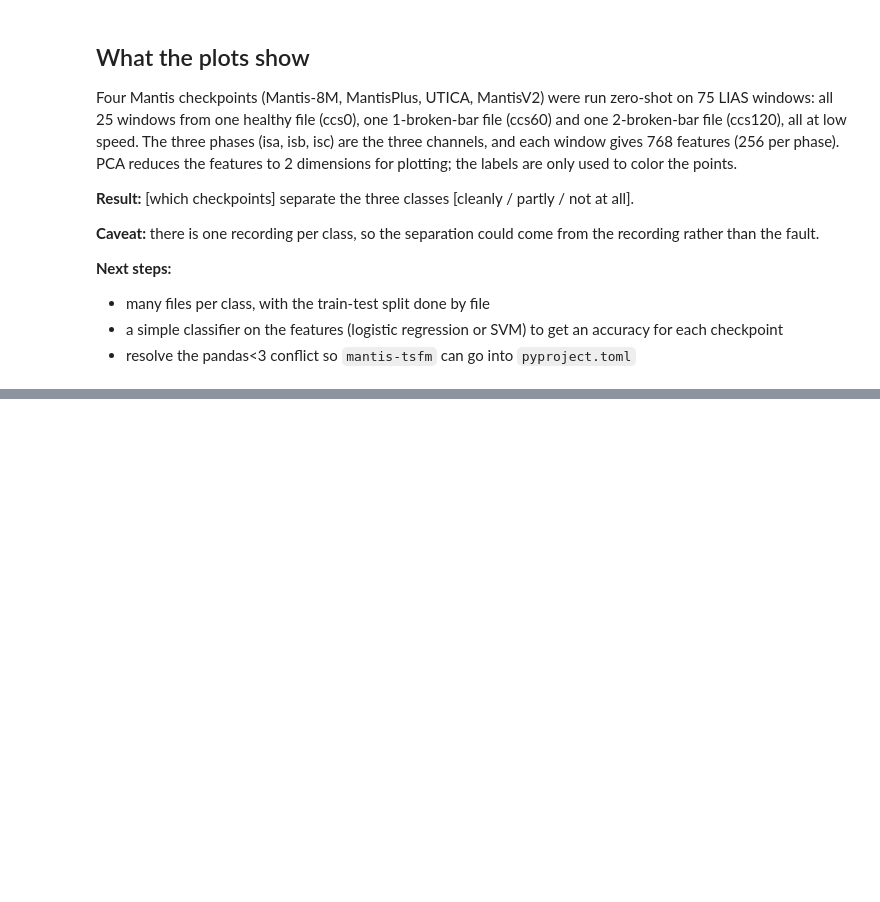
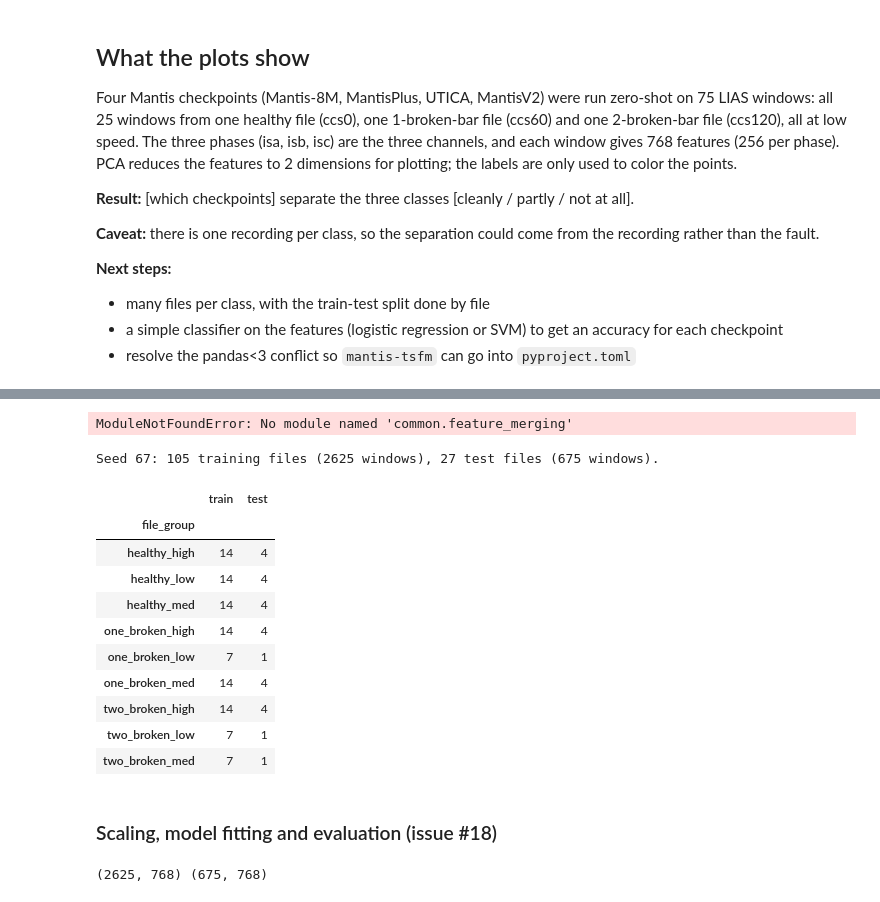
Before and after one commit to amurthy-sunysb/mcsa_tsfm, a Jupyter notebook: notebooks/lias_demo_MANTIS.ipynb, the cells around one changed output, grey strips where cells are left out. Saved outputs shown, nothing was run; the diff lists cells and outputs as text; code cells hidden in the pictures; blank space fills up the shorter version.

```diff
--- a/notebooks/lias_demo_MANTIS.ipynb
+++ b/notebooks/lias_demo_MANTIS.ipynb
@@ -217,0 +220,15 @@ network = network.from_pretrained("fegounna/Utica", revision="3cff4f954191b5bf98
+# %%
+from LIAS.prepare_LIAS import process_all_LIAS_files
+from common.mantis_embeddings_LIAS import get_embeddings_in_batches, embeddings_to_dataframe
+
+# cut every LIAS file into windows, one list per phase
+windows_a, windows_b, windows_c = process_all_LIAS_files(WINDOW_SIZE, OVERLAP)
+
+# back to Mantis-8M (the cells above left UTICA loaded)
+network = MantisV1(device=device).from_pretrained("paris-noah/Mantis-8M")
+model = MantisTrainer(device=device, network=network)
+
+# 256 features per window, per phase
+emb_a, meta_a = get_embeddings_in_batches(windows_a, model, batch_size=256)
+emb_b, meta_b = get_embeddings_in_batches(windows_b, model, batch_size=256)
+emb_c, meta_c = get_embeddings_in_batches(windows_c, model, batch_size=256)
@@ -217,0 +285,52 @@ network = network.from_pretrained("fegounna/Utica", revision="3cff4f954191b5bf98
+# %%
+from common.feature_merging import rename_and_merge
+
+# one row per window: file_name, window_num, mantis_a_0 ... mantis_c_255
+df_mantis = rename_and_merge(embeddings_to_dataframe(emb_a, meta_a),
+                             embeddings_to_dataframe(emb_b, meta_b),
+                             embeddings_to_dataframe(emb_c, meta_c),
+                             feature_type="mantis")
+df_mantis.shape   # (4050, 770)
+# %% [output]
+ModuleNotFoundError: No module named 'common.feature_merging'
+# %%
+from common.classification import train_test_split_LIAS
+
+# split by file, stratified on file_group: all windows of a file stay on one side
+train_df, test_df = train_test_split_LIAS(df_mantis, test_size=0.2, seed=67)
+
+# check: every condition-and-speed group is in both sets
+pd.DataFrame({"train": train_df.groupby("file_group")["file_name"].nunique(),
+              "test":  test_df.groupby("file_group")["file_name"].nunique()})
+# %% [output]
+Seed 67: 105 training files (2625 windows), 27 test files (675 windows).
+|  | train | test |
+| file_group |  |  |
+| healthy_high | 14 | 4 |
+| healthy_low | 14 | 4 |
+| healthy_med | 14 | 4 |
+| one_broken_high | 14 | 4 |
+| one_broken_low | 7 | 1 |
+| one_broken_med | 14 | 4 |
+| two_broken_high | 14 | 4 |
+| two_broken_low | 7 | 1 |
+| two_broken_med | 7 | 1 |
+# %% [markdown]
+### Scaling, model fitting and evaluation (issue #18)
+# %%
+from sklearn.preprocessing import StandardScaler
+
+# the Mantis feature columns: mantis_a_0 ... mantis_c_255
+feature_cols = [col for col in train_df.columns if col.startswith("mantis_")]
+
+X_train, y_train = train_df[feature_cols], train_df["class"]
+X_test,  y_test  = test_df[feature_cols],  test_df["class"]
+
+# learn mean and std on the training set only, apply to both (no test leakage)
+scaler = StandardScaler()
+X_train_scaled = scaler.fit_transform(X_train)
+X_test_scaled  = scaler.transform(X_test)
+
+print(X_train_scaled.shape, X_test_scaled.shape)   # (2625, 768) (675, 768)
+# %% [output]
+(2625, 768) (675, 768)
```
Also changed, not shown: parts of 11 cells of this notebook, 1 other file.
